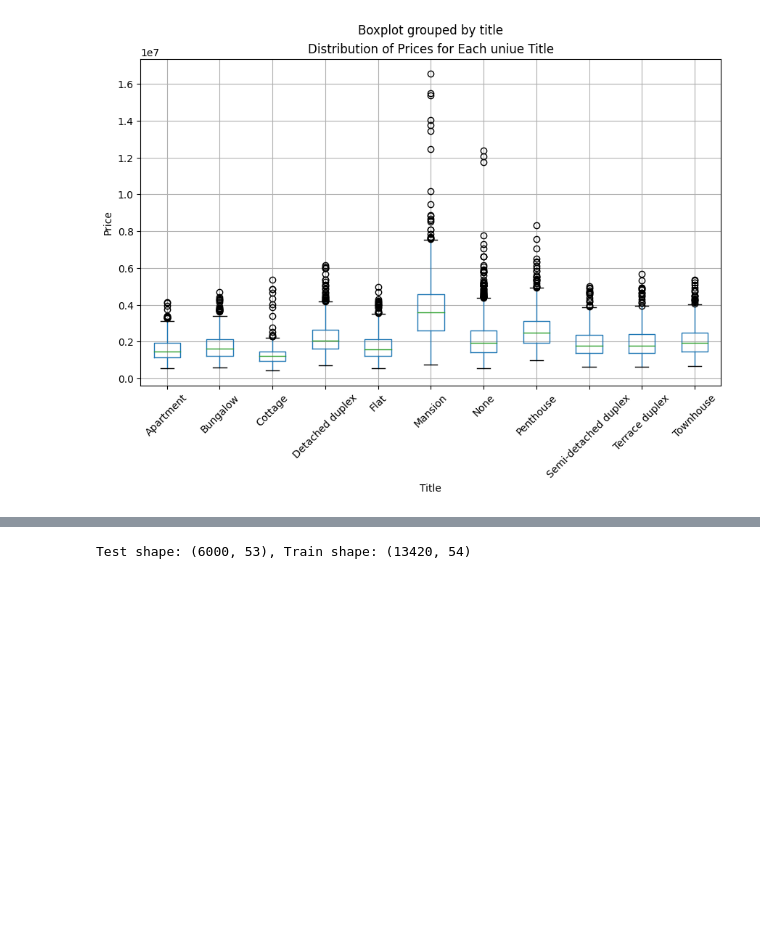
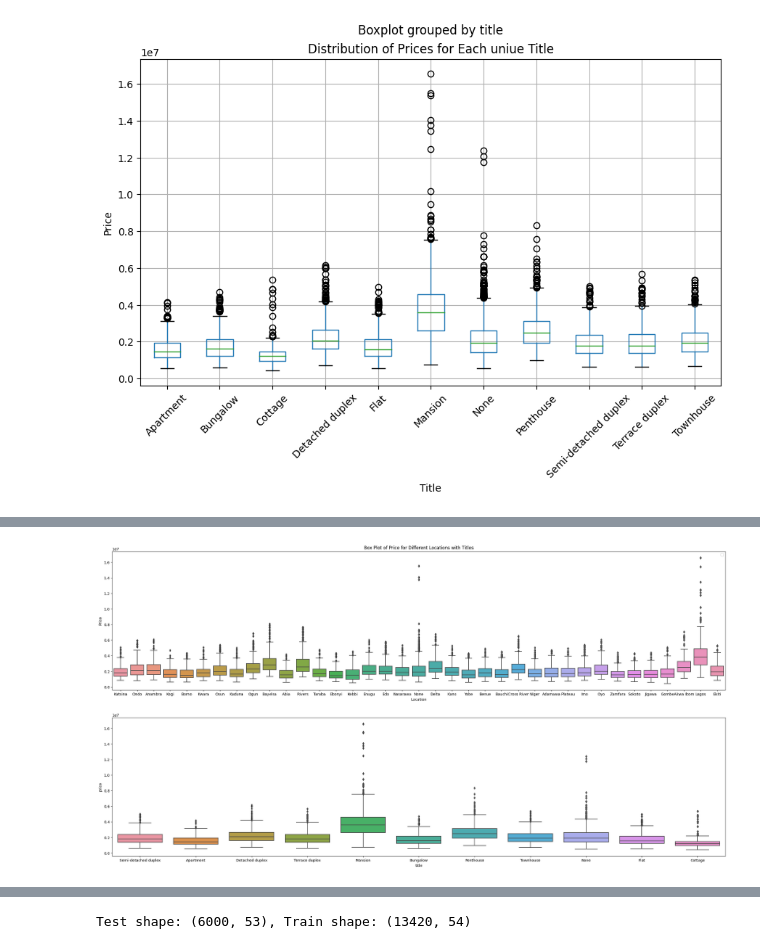
Before and after one commit to mmoh-i/House-Price-Prediction-In-Nigeria, a Jupyter notebook: DSN_HACK.ipynb, the cells around one changed output, grey strips where cells are left out. Saved outputs shown, nothing was run; the diff lists cells and outputs as text; code cells hidden in the pictures; blank space fills up the shorter version.

```diff
--- a/DSN_HACK.ipynb
+++ b/DSN_HACK.ipynb
@@ -142,3 +142,16 @@ plt.xticks(rotation=45)
 plt.show()
 # %% [output]
 [figure]
+# %%
+plt.figure(figsize=(30, 15))
+plt.subplot(2, 1, 1)
+sns.boxplot(x = 'loc' , y = 'price',data=df_train)
+plt.xlabel('Location')
+plt.ylabel('Price')
+plt.title('Box Plot of Price for Different Locations with Titles')
+plt.legend(loc='upper right')
+
+plt.subplot(2, 1, 2)
+sns.boxplot(x='title', y='price', data=df_train)
+plt.show()
+# %% [output]
@@ -145,3 +159,4 @@ plt.show()
+[figure, added]
 # %%
 for col in ["loc", "title"]:
   mapper = df_train.groupby(col)["price"].agg("mean").to_dict()
```
Also changed, not shown: parts of 3 cells of this notebook.
